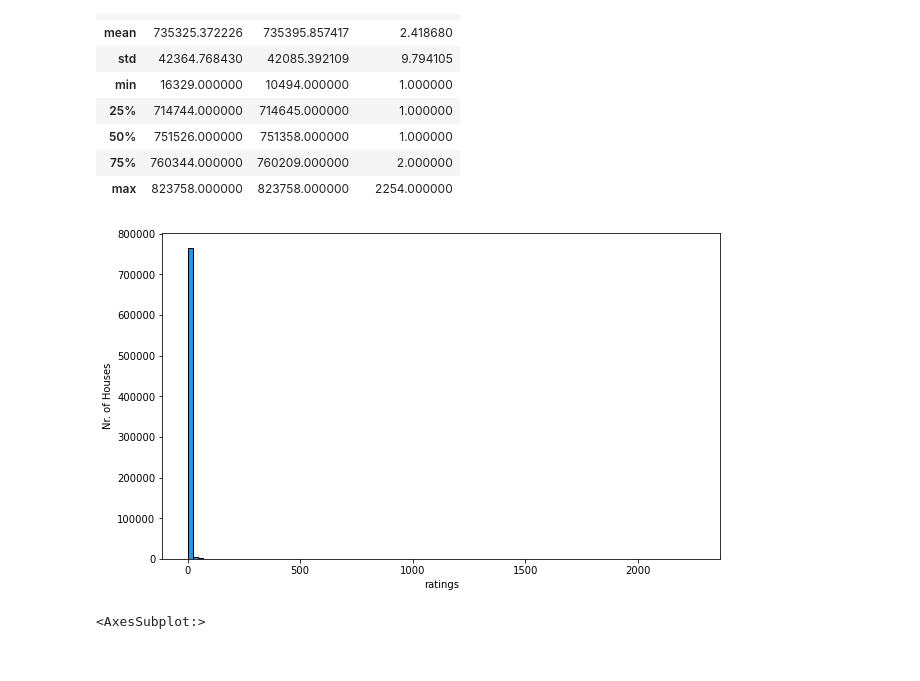
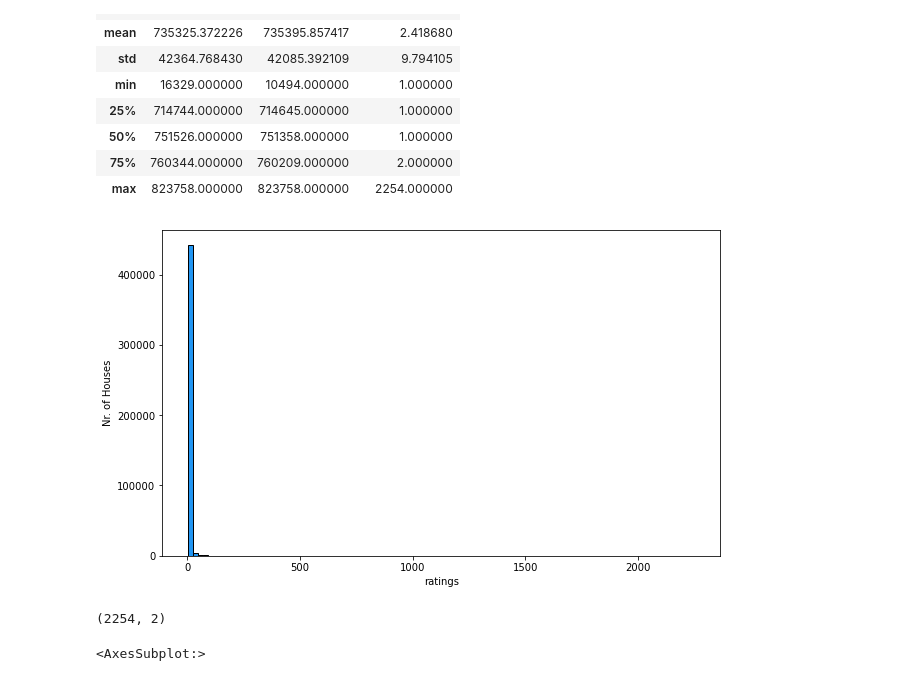
Before and after one commit to melihkacaman/Option-Matrix-Factorization, a Jupyter notebook: notebooks/03. Model Creation.ipynb, the cells around one changed output. Cells and saved outputs as stored; diff of their text form; code cells hidden in the pictures.

Commit message:
matrix fact data prep

```diff
--- a/notebooks/03. Model Creation.ipynb
+++ b/notebooks/03. Model Creation.ipynb
@@ -67,13 +71,17 @@ data.describe()
 # %%
 # If the distribution of the quantity is normal, then it should be standardized, otherwise, the data should be normalized.
 import matplotlib.pyplot as plt
 
 plt.figure(figsize=(10,6))
-plt.hist(data['rating'], bins=100, ec='black', color='#2196f3')
+plt.hist(data_3_greater_1['rating'], bins=100, ec='black', color='#2196f3')
 plt.xlabel('ratings')
 plt.ylabel('Nr. of Houses')
 plt.show()
 # %% [output]
-[figure, old version]
+[figure, new version]
+# %%
+max(data_3_greater_1.rating),  min(data_3_greater_1.rating)
+# %% [output]
+(2254, 2)
 # %%
 import seaborn as sns
```
Also changed, not shown: parts of 20 cells of this notebook.
